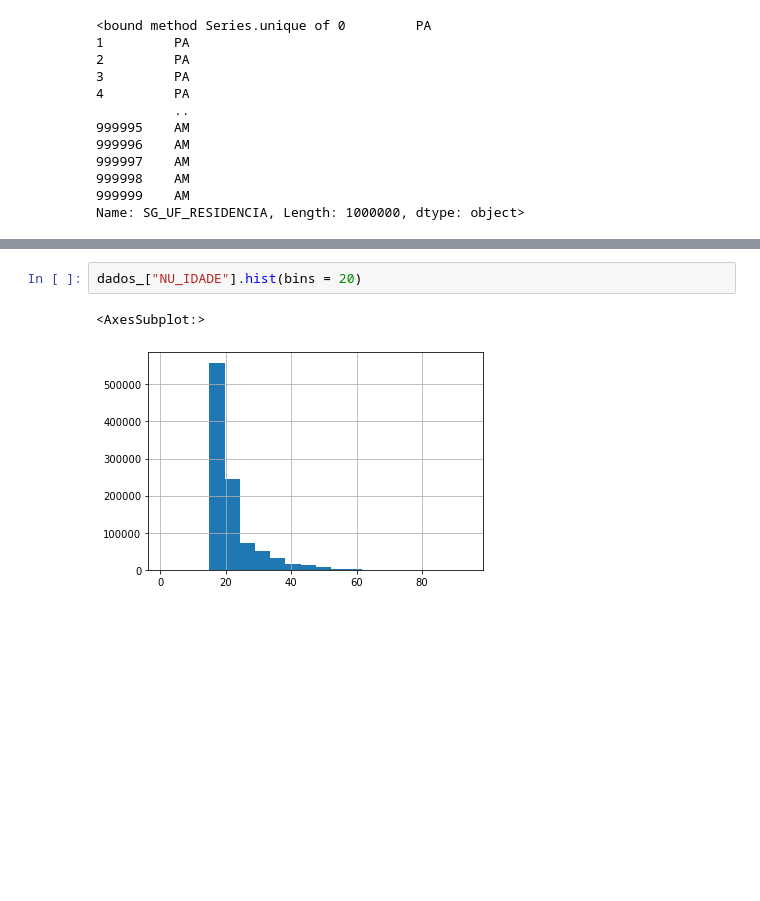
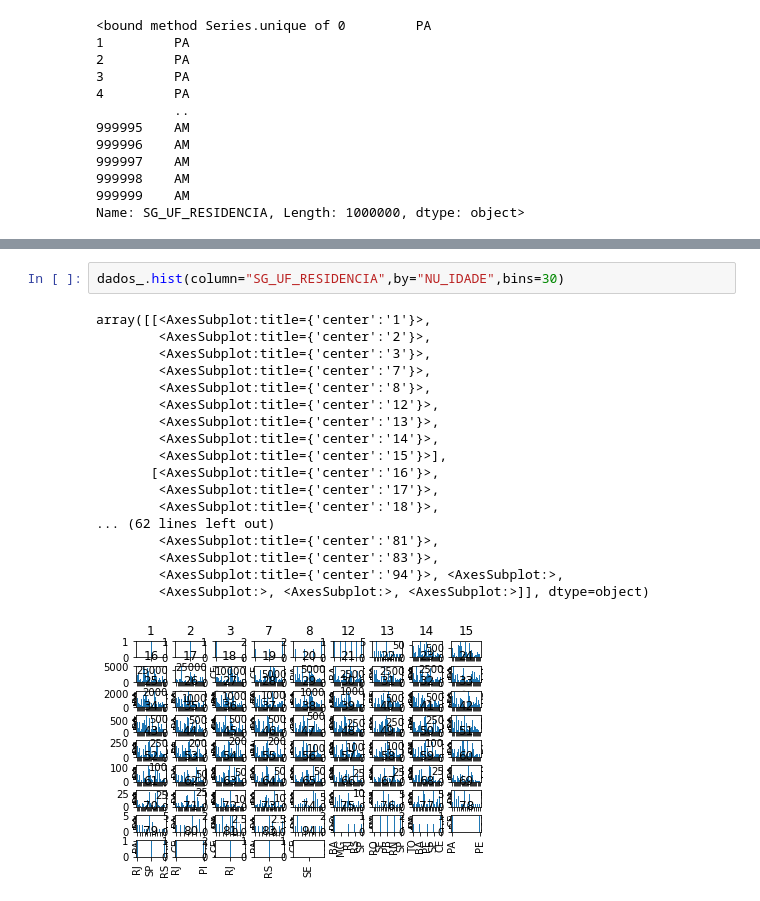
Before and after one commit to acaroloj/MicrodadosEnem_MA, a Jupyter notebook: Script/Inicial.ipynb, the cells around one changed output, grey strips where cells are left out. Saved outputs shown, nothing was run; the diff lists cells and outputs as text; blank space fills up the shorter version.

```diff
--- a/Script/Inicial.ipynb
+++ b/Script/Inicial.ipynb
@@ -97,5 +118,21 @@ Name: SG_UF_RESIDENCIA, Length: 1000000, dtype: object>
 # %%
-dados_["NU_IDADE"].hist(bins = 20)
+dados_.hist(column="SG_UF_RESIDENCIA",by="NU_IDADE",bins=30)
 # %% [output]
-<AxesSubplot:>
+array([[<AxesSubplot:title={'center':'1'}>,
+        <AxesSubplot:title={'center':'2'}>,
+        <AxesSubplot:title={'center':'3'}>,
+        <AxesSubplot:title={'center':'7'}>,
+        <AxesSubplot:title={'center':'8'}>,
+        <AxesSubplot:title={'center':'12'}>,
+        <AxesSubplot:title={'center':'13'}>,
+        <AxesSubplot:title={'center':'14'}>,
+        <AxesSubplot:title={'center':'15'}>],
+       [<AxesSubplot:title={'center':'16'}>,
+        <AxesSubplot:title={'center':'17'}>,
+        <AxesSubplot:title={'center':'18'}>,
+... (62 lines left out)
+        <AxesSubplot:title={'center':'81'}>,
+        <AxesSubplot:title={'center':'83'}>,
+        <AxesSubplot:title={'center':'94'}>, <AxesSubplot:>,
+        <AxesSubplot:>, <AxesSubplot:>, <AxesSubplot:>]], dtype=object)
-[figure, old version]
+[figure, new version]
```
Also changed, not shown: parts of 2 cells of this notebook.
